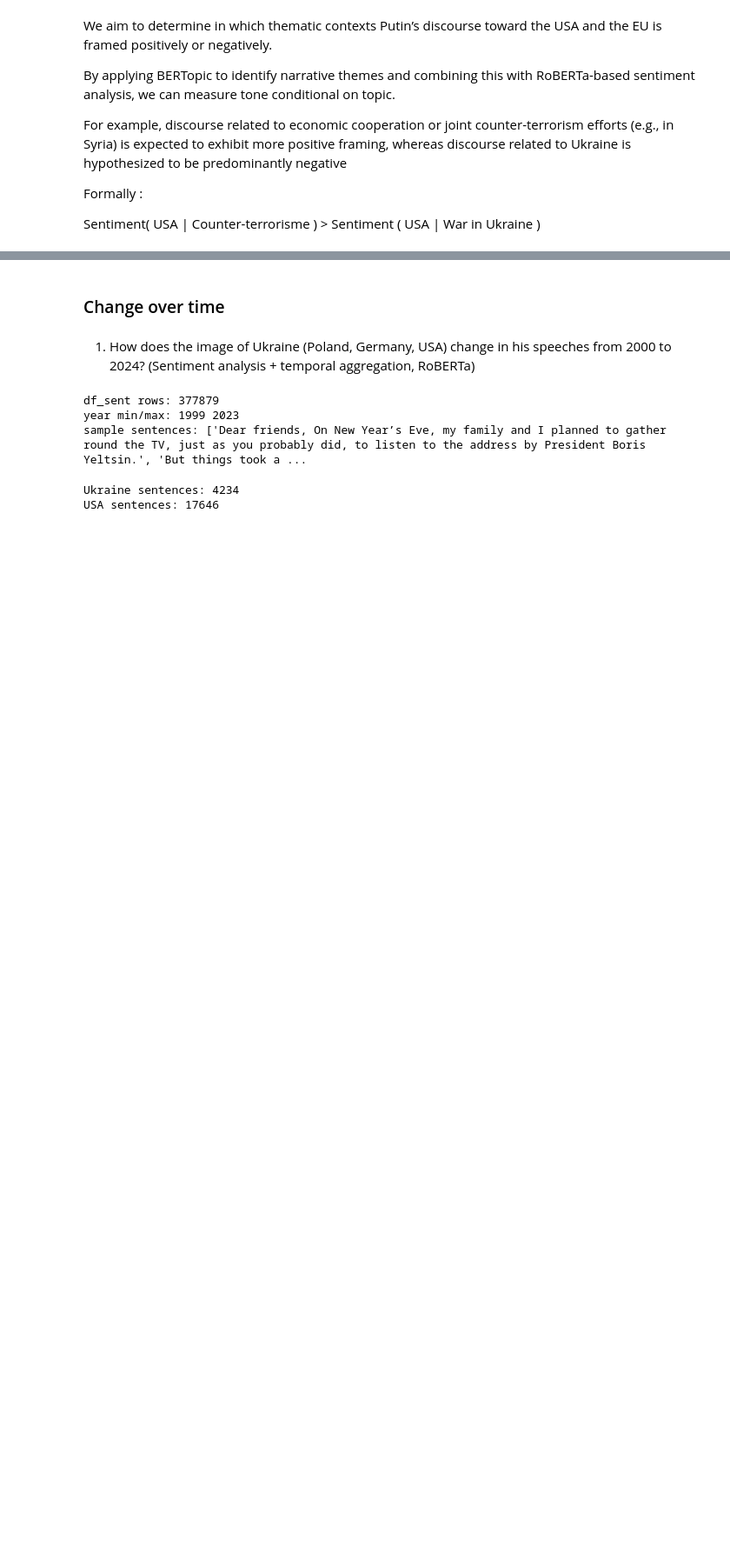
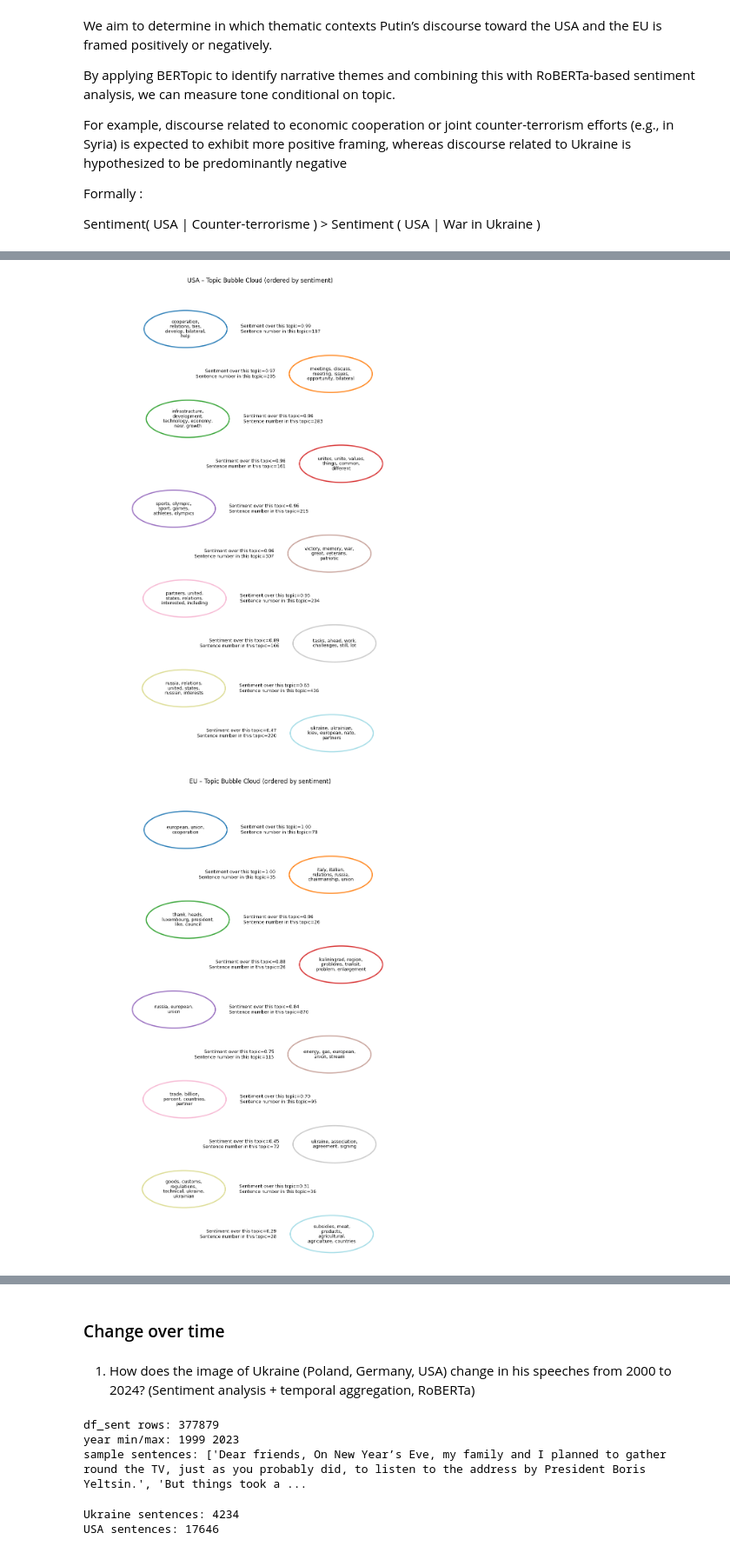
Before and after one commit to CyprienFOURCROY/NLP_2025W, a Jupyter notebook: Quantitative_Analysis.ipynb, the cells around one changed output, grey strips where cells are left out. Shown at 87% size. Cells and saved outputs as stored; diff of their text form; code cells hidden in the pictures; blank space fills up the shorter version.

Commit message:
Topic Analysis on EU and USA

```diff
--- a/Quantitative_Analysis.ipynb
+++ b/Quantitative_Analysis.ipynb
@@ -793,0 +782,3 @@ def topic_summary(df_local, topic_model, top_n_topics=10, name=""):
+# %%
+usa_summary = topic_tone_table(usa_sent, usa_model)
+eu_summary  = topic_tone_table(eu_sent,  eu_model)
@@ -793,0 +843,32 @@ def topic_summary(df_local, topic_model, top_n_topics=10, name=""):
+# %%
+import re
+from nltk.corpus import stopwords
+
+STOPWORDS = set(stopwords.words("english"))
+
+def clean_keywords_string(s):
+    """
+    Input:  "with, the, european, union, cooperation, will"
+    Output: "european, union, cooperation"
+    """
+    if not isinstance(s, str):
+        return s
+
+    parts = [w.strip().lower() for w in s.split(",")]
+
+    cleaned = [
+        w for w in parts
+        if w
+        and w not in STOPWORDS
+        and len(w) > 2
+        and not re.fullmatch(r"\d+", w)
+    ]
+
+    return ", ".join(cleaned)
+
+
+usa_summary = usa_summary.copy()
+eu_summary  = eu_summary.copy()
+
+usa_summary["keywords"] = usa_summary["keywords"].apply(clean_keywords_string)
+eu_summary["keywords"]  = eu_summary["keywords"].apply(clean_keywords_string)
@@ -793,0 +968,6 @@ def topic_summary(df_local, topic_model, top_n_topics=10, name=""):
+# %%
+bubble_stack_cloud_equal(usa_summary, "USA – Topic Bubble Cloud (ordered by sentiment)")
+bubble_stack_cloud_equal(eu_summary,  "EU – Topic Bubble Cloud (ordered by sentiment)")
+# %% [output]
+[figure, added]
+[figure, added]
```
Also changed, not shown: parts of 20 cells of this notebook, 1 other file.
